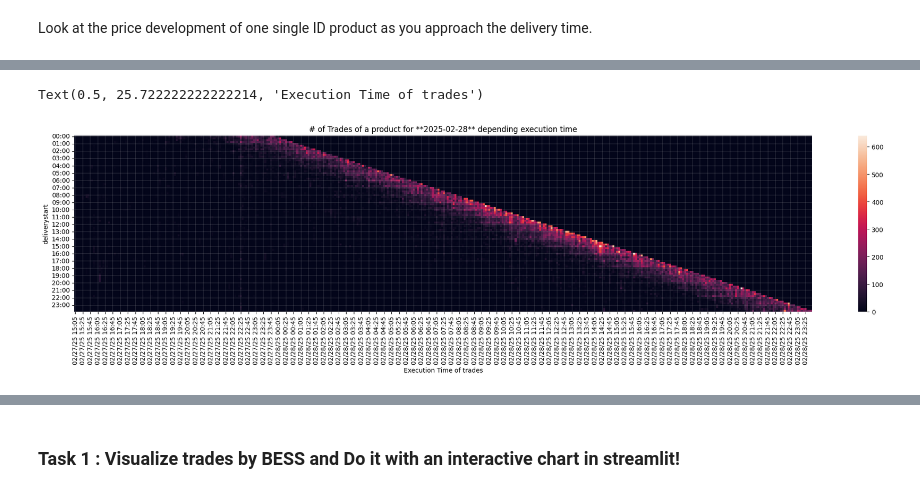
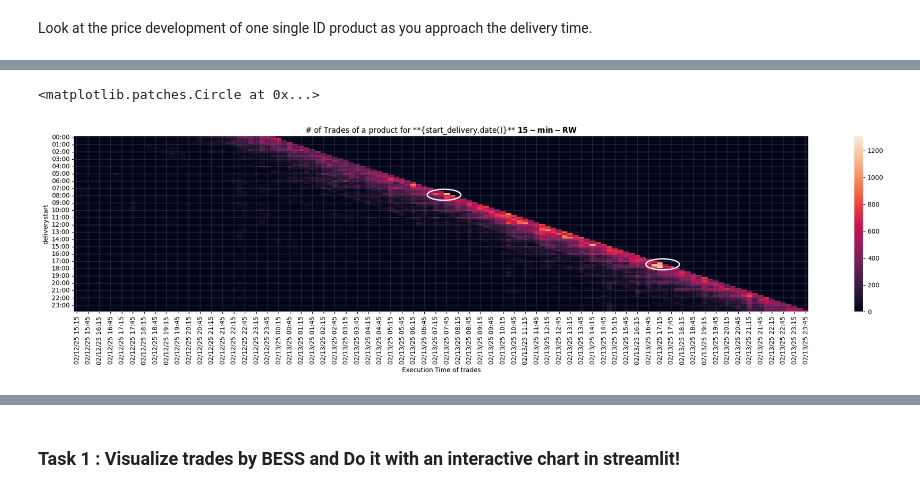
Before and after one commit to ub1999/Rolling-Intrinsic-BESS-Intraday-Trading, a Jupyter notebook: Code/Rolling Intrinsic/EDA.ipynb, the cells around one changed output, grey strips where cells are left out. Cells and saved outputs as stored; diff of their text form; code cells hidden in the pictures.

```diff
--- a/Code/Rolling Intrinsic/EDA.ipynb
+++ b/Code/Rolling Intrinsic/EDA.ipynb
@@ -48,11 +94,30 @@ heatmap.columns = heatmap.columns.strftime("%D %H:%M")
-# %%
-_,ax = plt.subplots(1,1,figsize=(26,5))
-ax.set_title(f"# of Trades of a product for **{start_delivery.date()}** depending execution time")
-ax.grid(True,linewidth=0.2)
-
-sns.heatmap(heatmap,ax = ax)
-ax.xaxis.set_tick_params(rotation=90)
-ax.set_xlabel("Execution Time of trades")
-# %% [output]
-Text(0.5, 25.722222222222214, 'Execution Time of trades')
-[figure, removed]
+# %%
+exec_time_range = slice(pd.Timestamp("02.12.2025",tz="Europe/Berlin"),
+                        pd.Timestamp("02.14.2025",tz="Europe/Berlin"))
+df_temp = df.loc[exec_time_range,:].copy()
+start_delivery = df_temp.index[-1].normalize()
+end_delivery = start_delivery.replace(hour=23,minute=45)
+
+filter = (df_temp.deliverystart >= start_delivery) & (df_temp.deliverystart <= end_delivery)
+df_temp["buckets"] = df_temp.index.ceil("15min")
+df_temp = df_temp[filter]
+
+counts = df_temp.groupby(["buckets","deliverystart"]).size().reset_index(name="n_trades")
+heatmap = counts.pivot(columns="buckets",index="deliverystart",values="n_trades").fillna(0)
+heatmap.index = heatmap.index.strftime("%H:%M")
+heatmap.columns = heatmap.columns.strftime("%D %H:%M")
+
+_,ax = plt.subplots(1,1,figsize=(26,5))
+ax.set_title(r"# of Trades of a product for **{start_delivery.date()}** $\bf{15-min - RW}$")
+ax.grid(True,linewidth=0.2)
+
+sns.heatmap(heatmap,ax = ax)
+ax.xaxis.set_tick_params(rotation=90)
+ax.set_xlabel("Execution Time of trades")
+patch = [plt.Circle(xy=(66,32),edgecolor="White",fill=False,radius=3,lw=2),
+        plt.Circle(xy=(105,96*0.73),edgecolor="White",fill=False,radius=3,lw=2)]
+ax.add_patch(patch[0])
+ax.add_patch(patch[1])
+# %% [output]
+<matplotlib.patches.Circle at 0x...>
+[figure, added]
```
Also changed, not shown: parts of 18 cells of this notebook, 2 other files.
